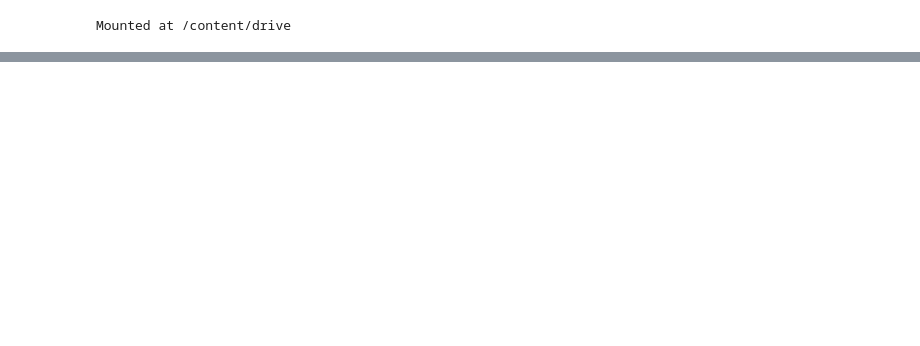
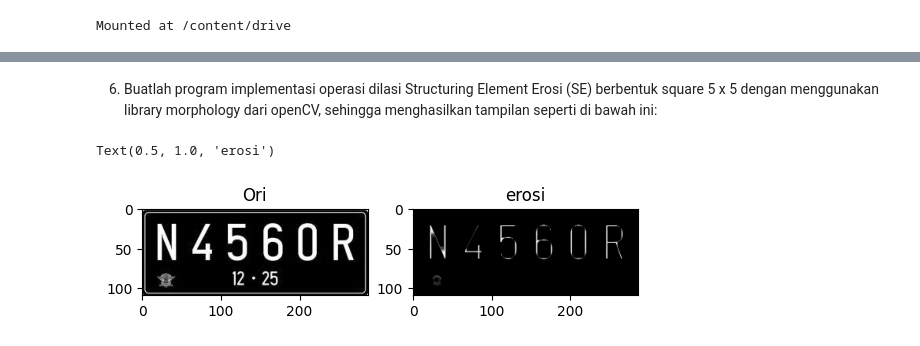
Before and after one commit to Aikhusy/PCVK, a Jupyter notebook: week9.ipynb, the cells around one changed output, grey strips where cells are left out. Saved outputs shown, nothing was run; the diff lists cells and outputs as text; code cells hidden in the pictures; blank space fills up the shorter version.

```diff
--- a/week9.ipynb
+++ b/week9.ipynb
@@ -39,0 +114,19 @@ cv2_imshow(dilated_image)
+# %% [markdown]
+6. Buatlah program implementasi operasi dilasi Structuring Element Erosi (SE) berbentuk
+square 5 x 5 dengan menggunakan library morphology dari openCV, sehingga
+menghasilkan tampilan seperti di bawah ini:
+# %%
+sed = np.ones((5, 5), np.uint8)
+
+dilated_image = cv.erode(image, sed)
+
+plt.subplot(1, 2, 1)  # Subplot pertama
+plt.imshow(image,cmap = 'gray')
+plt.title('Ori')
+
+plt.subplot(1, 2, 2)  # Subplot kedua
+plt.imshow(dilated_image,cmap = 'gray')
+plt.title('erosi')
+# %% [output]
+Text(0.5, 1.0, 'erosi')
+[figure, added]
```
Also changed, not shown: parts of 42 cells of this notebook.
